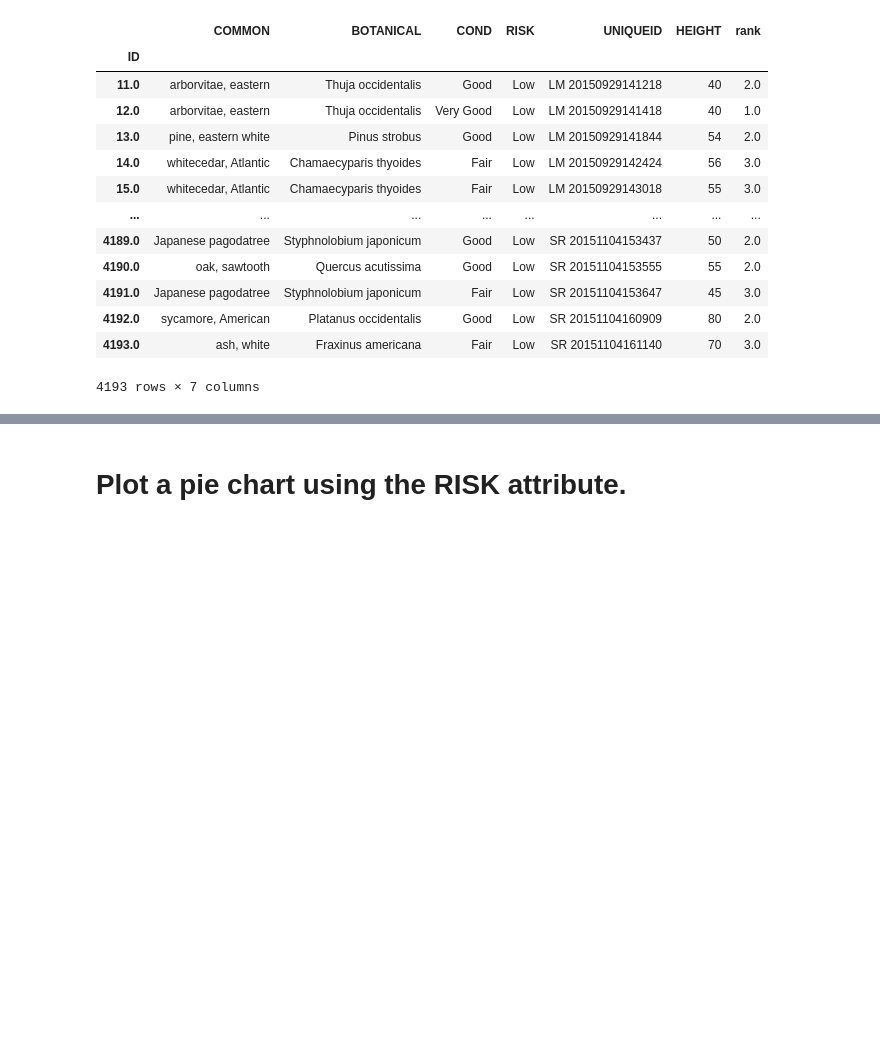
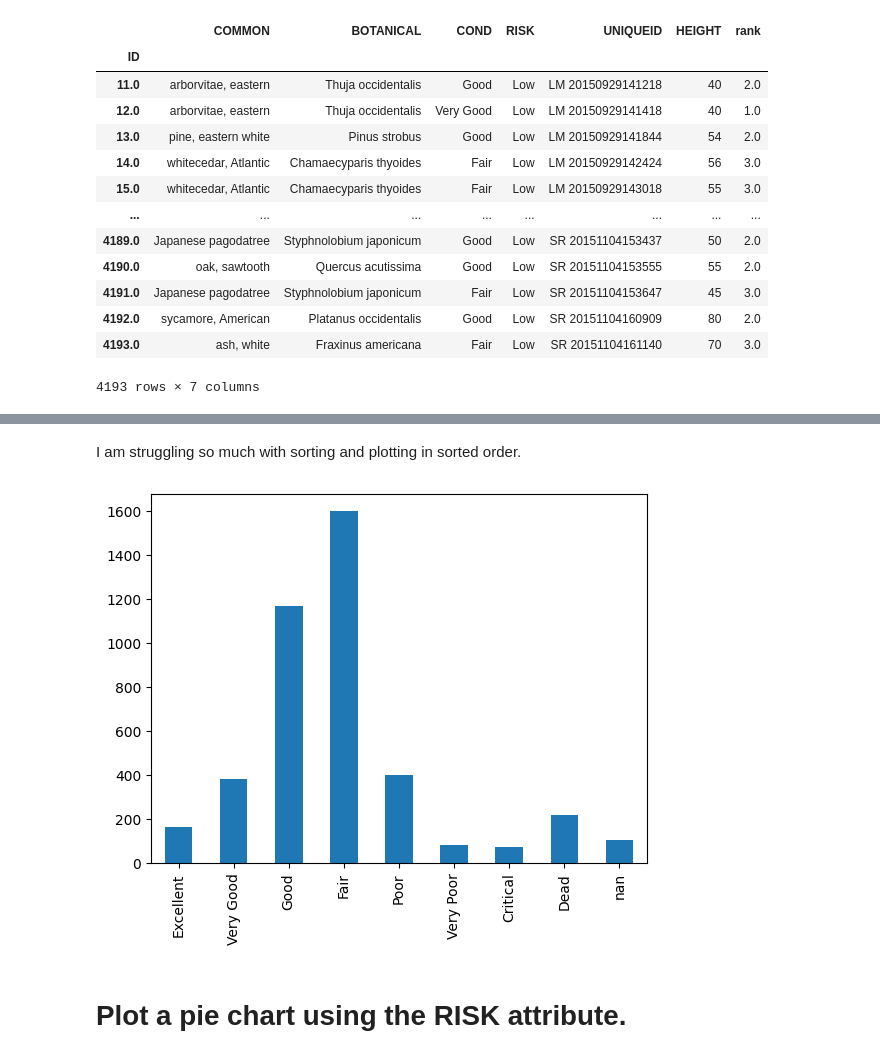
Before and after one commit to mikerly131/DataEngineering.Labs.CityOfNewarkDETreeSurvey, a Jupyter notebook: newark_de_tree_survey.ipynb, the cells around one changed output, grey strips where cells are left out. Cells and saved outputs as stored; diff of their text form; code cells hidden in the pictures; blank space fills up the shorter version.

Commit message:
sorted bar graph

```diff
--- a/newark_de_tree_survey.ipynb
+++ b/newark_de_tree_survey.ipynb
@@ -311,6 +310,6 @@ df2
 4193 rows × 7 columns
 # %%
-# So this i now looking like the order of data I want
-sorted_conditions = df2["COND"].sort_values(by="rank", na_position='last', inplace=True)
-sorted_conditions.value_counts()
+# So this is now looking like the order of data I want
+sorted_conditions = pd.Series(df5["COND"].values, df5["rank"])
+sorted_conditions
 # %% [output]
@@ -317,0 +329,3 @@ TypeError: Series.sort_values() got an unexpected keyword argument 'by'
+# %%
+s_5 = sorted_conditions.value_counts(sort=False, dropna=False)
+s_5
@@ -318,4 +343,9 @@ TypeError: Series.sort_values() got an unexpected keyword argument 'by'
+# %% [markdown]
+I am struggling so much with sorting and plotting in sorted order.
 # %%
 # Plot the Series here
+ax5 = s_5.plot.bar()
+# %% [output]
+[figure, added]
 # %%
 # How many entries have missing values for the COND attribute? Why are these values missing?
```
Also changed, not shown: parts of 11 cells of this notebook.
